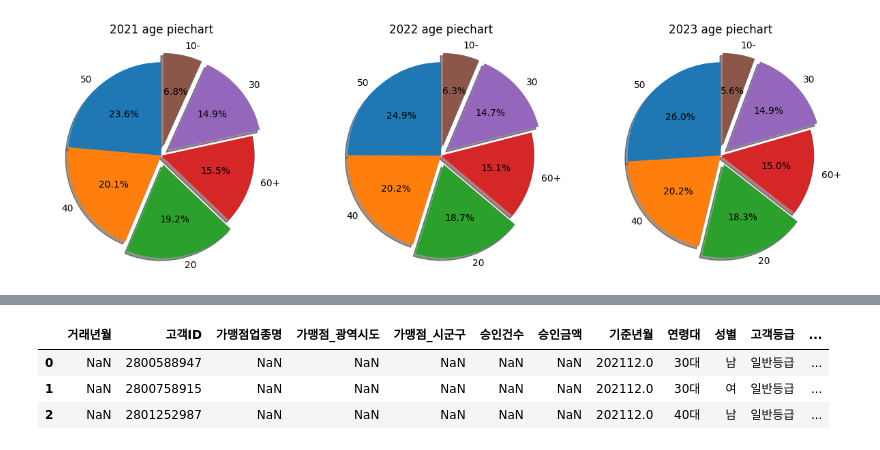
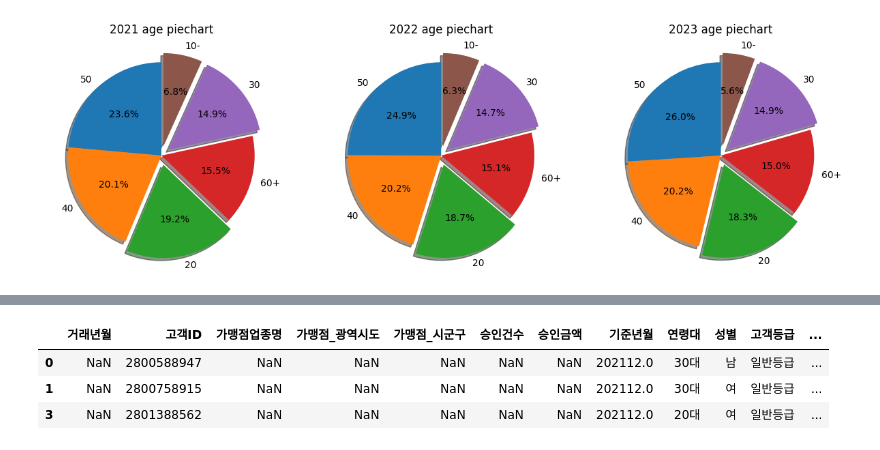
Before and after one commit to shs1018/iM_DiGital_Banker_academy, a Jupyter notebook: projects/iMBank_pj1/sampled_data_EDA.ipynb, the cells around one changed output, grey strips where cells are left out. Saved outputs shown, nothing was run; the diff lists cells and outputs as text; code cells hidden in the pictures.

```diff
--- a/projects/iMBank_pj1/sampled_data_EDA.ipynb
+++ b/projects/iMBank_pj1/sampled_data_EDA.ipynb
@@ -75,9 +75,9 @@ plt.show()
 - '문제 선정' 파트에 사용 가능할 것 같다
 - MZ 확보가 절실함
 # %%
-tmp_21 = data_21[data_21['연령대'].isin(['10대미만','20대','30대'])]
-tmp_22 = data_22[data_22['연령대'].isin(['10대미만','20대','30대'])]
-tmp_23 = data_23[data_23['연령대'].isin(['10대미만','20대','30대'])]
+tmp_21 = data_21[data_21['연령대'].isin(['20대','30대'])]
+tmp_22 = data_22[data_22['연령대'].isin(['20대','30대'])]
+tmp_23 = data_23[data_23['연령대'].isin(['20대','30대'])]
 
 print(f'{tmp_21['연령대'].value_counts()} \n ----------- \n {tmp_22['연령대'].value_counts()} \n ------------ \n {tmp_23['연령대'].value_counts()}')
 # %% [output]
@@ -136,7 +132,7 @@ plt.show()
 # %%
-data_21.head(3)
+tmp_21.head(3)
 # %% [output]
 |  | 거래년월 | 고객ID | 가맹점업종명 | 가맹점_광역시도 | 가맹점_시군구 | 승인건수 | 승인금액 | 기준년월 | 연령대 | 성별 | 고객등급 | ... |
 | 0 | NaN | 2800588947 | NaN | NaN | NaN | NaN | NaN | 202112.0 | 30대 | 남 | 일반등급 | ... |
 | 1 | NaN | 2800758915 | NaN | NaN | NaN | NaN | NaN | 202112.0 | 30대 | 여 | 일반등급 | ... |
-| 2 | NaN | 2801252987 | NaN | NaN | NaN | NaN | NaN | 202112.0 | 40대 | 남 | 일반등급 | ... |
+| 3 | NaN | 2801388562 | NaN | NaN | NaN | NaN | NaN | 202112.0 | 20대 | 여 | 일반등급 | ... |
```
Also changed, not shown: parts of 24 cells of this notebook, 1 other file.
